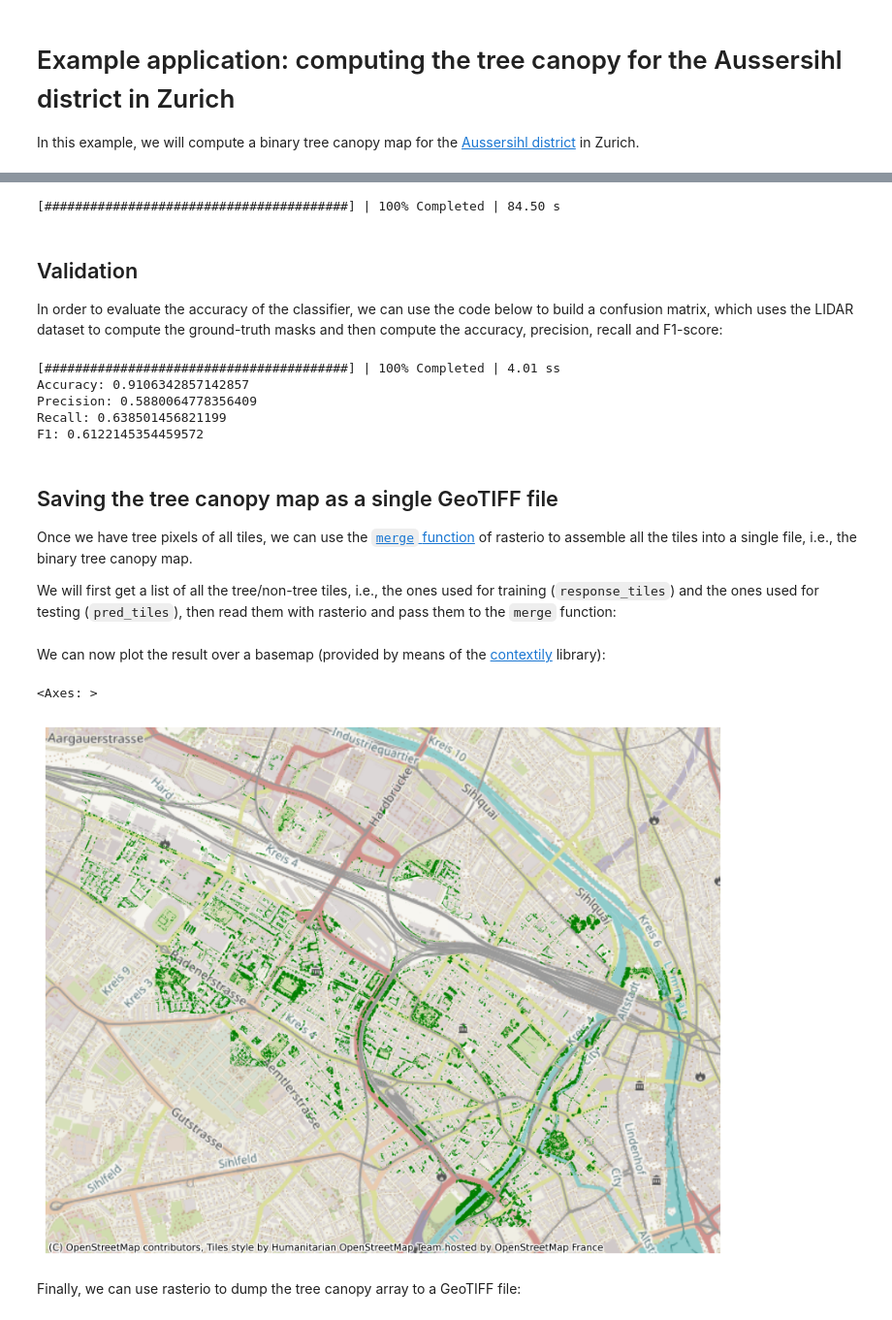
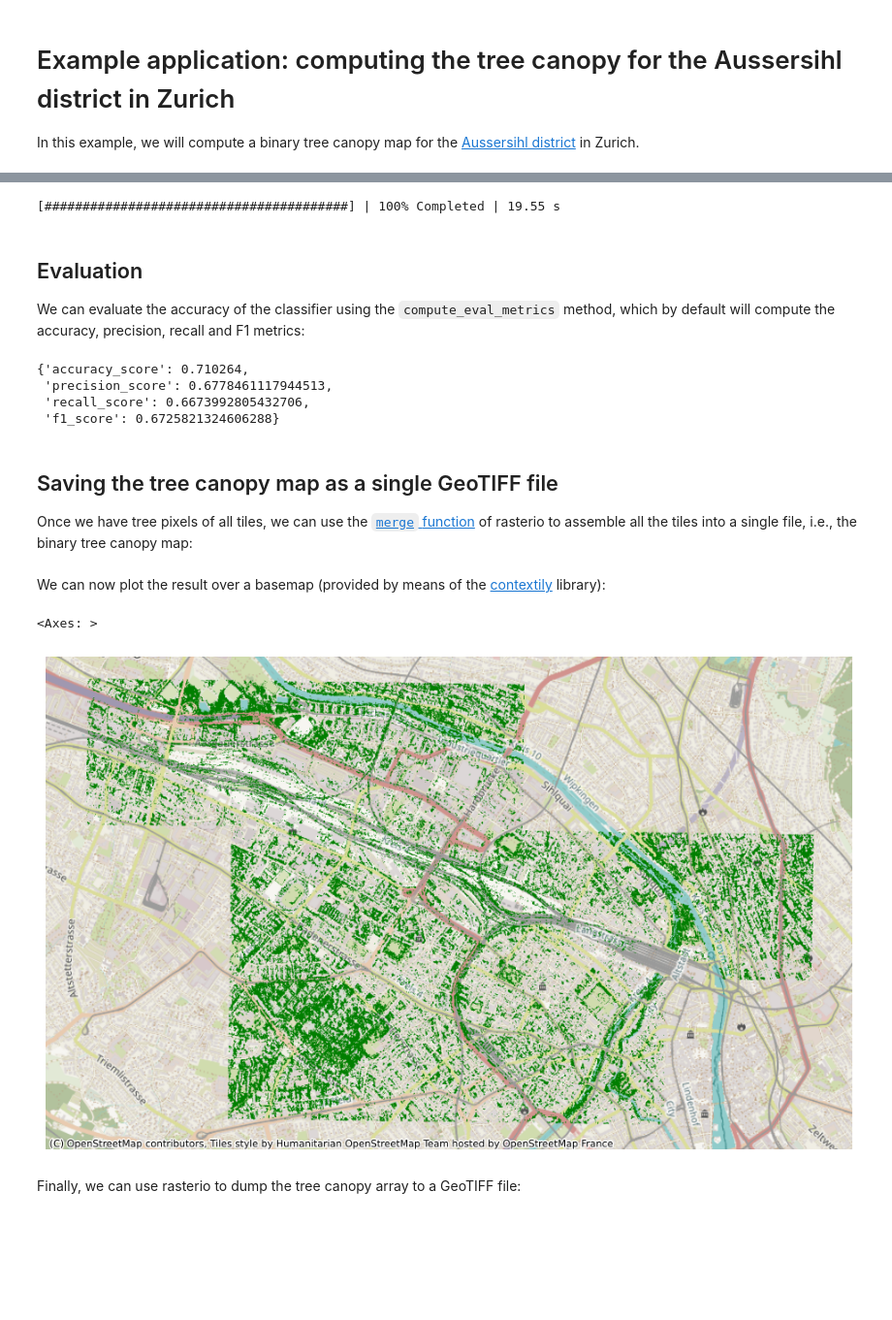
Before and after one commit to martibosch/detectree-examples, a Jupyter notebook: notebooks/aussersihl-canopy.ipynb, the cells around one changed output, grey strips where cells are left out. Shown at 97% size. Cells and saved outputs as stored; diff of their text form; code cells hidden in the pictures; blank space fills up the shorter version.

Commit message:
feat: update to detectree 0.9, swisstopopy, pixi/uv and snakemake

```diff
--- a/notebooks/aussersihl-canopy.ipynb
+++ b/notebooks/aussersihl-canopy.ipynb
@@ -63,9 +82,8 @@ make: Leaving directory '/home/martibosch/data-science/detectree-examples'
 # %%
-lidar_gdf = gpd.read_file(lidar_tiles_filepath)
-
-if not path.exists(response_dir):
-    os.mkdir(response_dir)
-
-response_tiles = make_response_tiles.make_response_tiles(
-    split_df, lidar_gdf, img_dir, raw_lidar_dir, response_dir
+ts = dtr.TrainingSelector(img_filepaths=img_filepaths)
+split_df, evr = ts.train_test_split(
+    n_components=4,
+    method="cluster-I",
+    return_evr=True,
+    random_state=random_state,
 )
@@ -94,3 +118,4 @@ Once the classifier has been trained, it can be used to predict the tree/non-tre
 # %%
-if not path.exists(pred_tiles_dir):
-    os.mkdir(pred_tiles_dir)
+clf = dtr.ClassifierTrainer(random_state=random_state).train_classifier(
+    split_df=split_df, img_dir=img_dir, response_img_dir=response_img_dir
+)
@@ -99,53 +136,40 @@ We can use the `predict_imgs` method of the `Classifier` class, which will predi
 # %%
+# ensure that output folder exists:
+if not pred_tiles_dir.exists():
+    pred_tiles_dir.mkdir(parents=True)
+
 c = dtr.Classifier(clf=clf)
 
-pred_tiles = c.predict_imgs(split_df, img_dir, output_dir=pred_tiles_dir)
+pred_tile_filepaths = c.predict_imgs(pred_tiles_dir, split_df=split_df, img_dir=img_dir)
 # %% [output]
-[########################################] | 100% Completed | 84.50 s
+[########################################] | 100% Completed | 19.55 s
 # %% [markdown]
-## Validation
+## Evaluation
 
-In order to evaluate the accuracy of the classifier, we can use the code below to build a confusion matrix, which uses the LIDAR dataset to compute the ground-truth masks and then compute the accuracy, precision, recall and F1-score:
+We can evaluate the accuracy of the classifier using the `compute_eval_metrics` method, which by default will compute the accuracy, precision, recall and F1 metrics:
 # %%
-confusion_df = make_confusion_df.make_confusion_df(
-    lidar_gdf,
-    raw_lidar_dir,
-    response_dir,
-    split_df=split_df,
-    img_dir=img_dir,
-    frac=0.02,
-    clf=clf,
+eval_metrics = dtr.compute_eval_metrics(
+    pred_img_filepaths=pred_tile_filepaths, response_img_dir=response_img_dir
 )
-accuracy, precision, recall, f1 = make_confusion_df.compute_metrics(confusion_df)
-print("Accuracy:", accuracy)
-print("Precision:", precision)
-print("Recall:", recall)
-print("F1:", f1)
+eval_metrics
 # %% [output]
-[########################################] | 100% Completed | 4.01 ss
-Accuracy: 0.9106342857142857
-Precision: 0.5880064778356409
-Recall: 0.638501456821199
-F1: 0.6122145354459572
+{'accuracy_score': 0.710264,
+ 'precision_score': 0.6778461117944513,
+ 'recall_score': 0.6673992805432706,
+ 'f1_score': 0.6725821324606288}
 # %% [markdown]
 ## Saving the tree canopy map as a single GeoTIFF file
 
-Once we have tree pixels of all tiles, we can use the [`merge` function](https://rasterio.readthedocs.io/en/latest/api/rasterio.merge.html?highlight=merge#rasterio.merge.merge) of rasterio to assemble all the tiles into a single file, i.e., the binary tree canopy map.
-
-We will first get a list of all the tree/non-tree tiles, i.e., the ones used for training (`response_tiles`) and the ones used for testing (`pred_tiles`), then read them with rasterio and pass them to the `merge` function:
+Once we have tree pixels of all tiles, we can use the [`merge` function](https://rasterio.readthedocs.io/en/latest/api/rasterio.merge.html?highlight=merge#rasterio.merge.merge) of rasterio to assemble all the tiles into a single file, i.e., the binary tree canopy map:
 # %%
-canopy_tiles = pred_tiles + response_tiles
-
-canopy_arr, canopy_transform = merge.merge(
-    [rio.open(canopy_tile) for canopy_tile in canopy_tiles]
-)
+canopy_arr, canopy_transform = merge.merge(pred_tile_filepaths)
 # %% [markdown]
 We can now plot the result over a basemap (provided by means of the [contextily](https://github.com/geopandas/contextily) library):
 # %%
-plot_utils.plot_canopy(canopy_arr, canopy_transform, figsize=(12, 8))
+detectree_examples.plot_canopy(canopy_arr, canopy_transform, figsize=(12, 8))
 # %% [output]
 <Axes: >
-[figure, old version]
+[figure, new version]
 # %% [markdown]
 Finally, we can use rasterio to dump the tree canopy array to a GeoTIFF file:
 # %%
```
Also changed, not shown: parts of 22 cells of this notebook, 14 other files.
